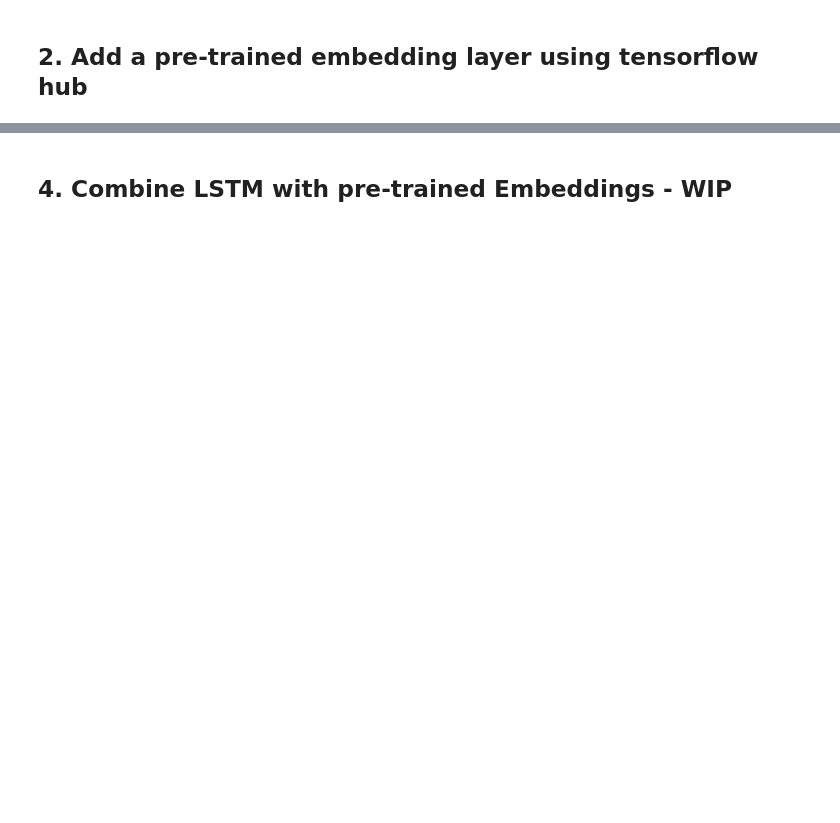
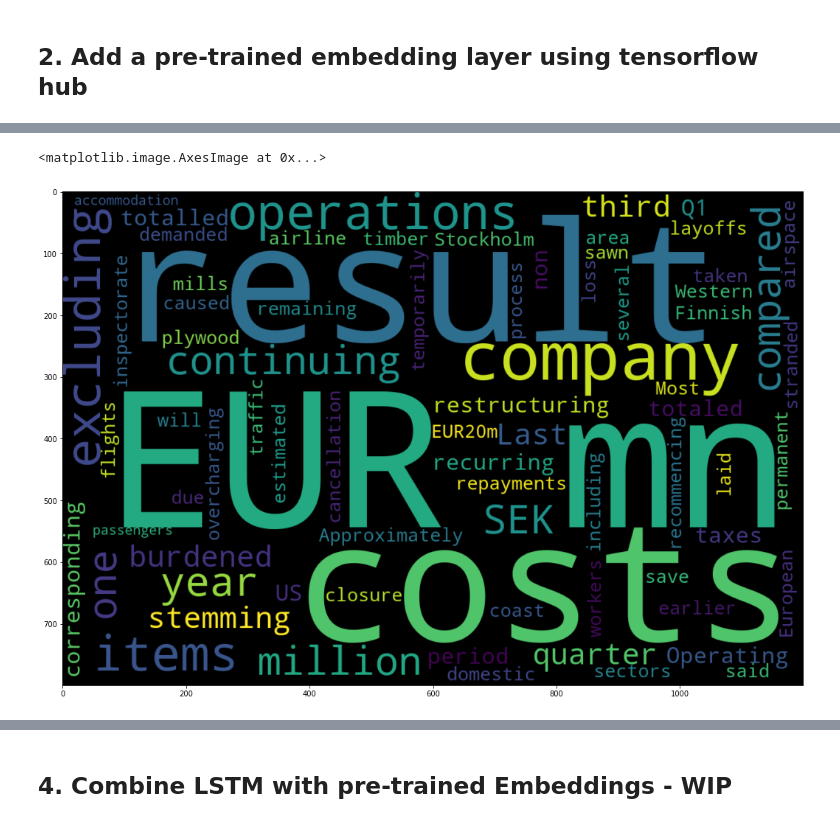
Before and after one commit to henribxn/udacityprojects_term2, a Jupyter notebook: SentimentAnalysisFinance/Text_classification.ipynb, the cells around one changed output, grey strips where cells are left out. Saved outputs shown, nothing was run; the diff lists cells and outputs as text; code cells hidden in the pictures; blank space fills up the shorter version.

```diff
--- a/SentimentAnalysisFinance/Text_classification.ipynb
+++ b/SentimentAnalysisFinance/Text_classification.ipynb
@@ -607,0 +739,6 @@ array([[ 1.5843537 ,  2.3143415 ,  1.050876  ],
+# %%
+# Build the predicted tabkes
+Y_pred_df = pd.DataFrame(Y_pred,columns=["negative","neutral","positive"])
+Y_pred_df["articles"] = x_test.values
+Y_pred_df["token_text"] = Y_pred_df["articles"].apply(lambda x: tokenize(x))
+Y_pred_df.head()
@@ -607,0 +776,3 @@ array([[ 1.5843537 ,  2.3143415 ,  1.050876  ],
+# %%
+top_negative = Y_pred_df[Y_pred_df.negative>0.7].articles
+top_negative
@@ -607,0 +787,7 @@ array([[ 1.5843537 ,  2.3143415 ,  1.050876  ],
+# %%
+plt.figure(figsize = (18,24)) # Text Reviews with positive Ratings
+wordcloud = WordCloud(min_font_size = 3,stopwords = STOPWORDS, max_words = 2500 , width = 1200 , height = 800).generate(" ".join(top_negative))
+plt.imshow(wordcloud,interpolation = 'bilinear')
+# %% [output]
+<matplotlib.image.AxesImage at 0x...>
+[figure, added]
```
Also changed, not shown: parts of 41 cells of this notebook, 1 other file.
